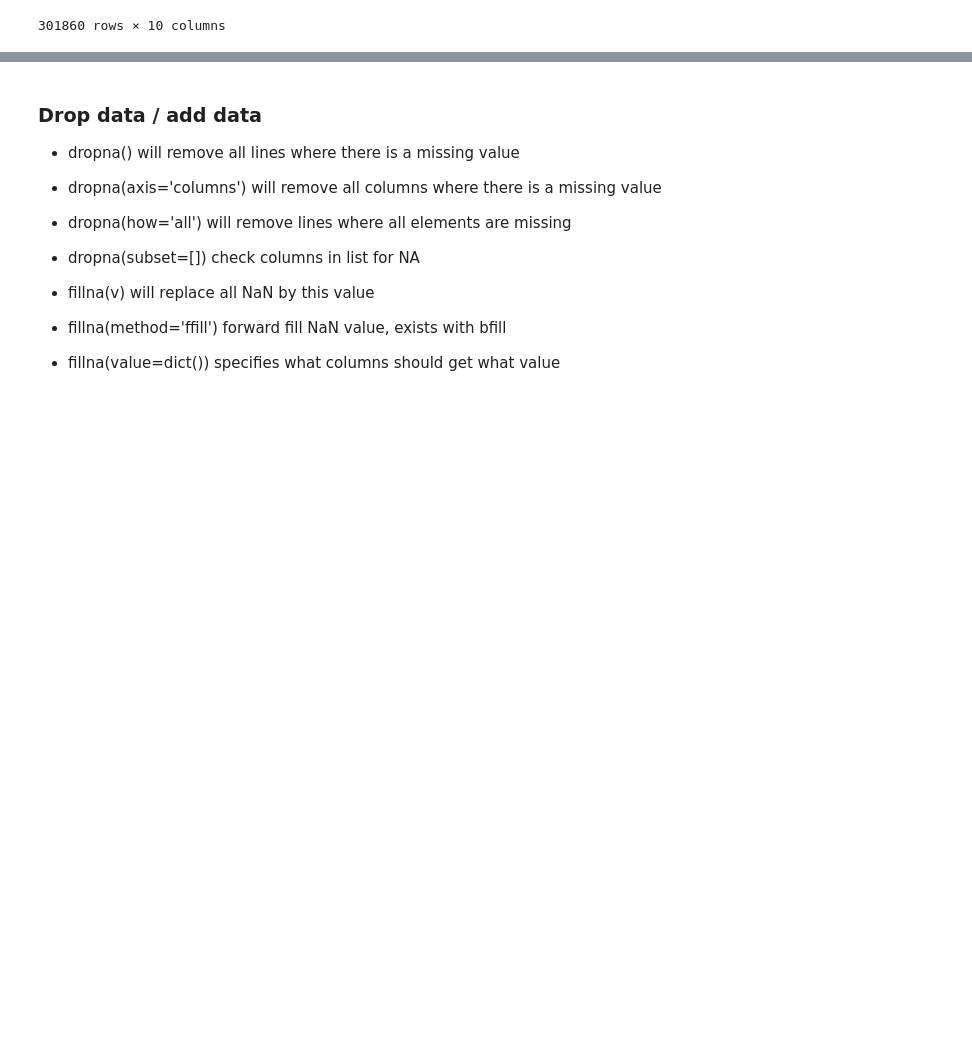
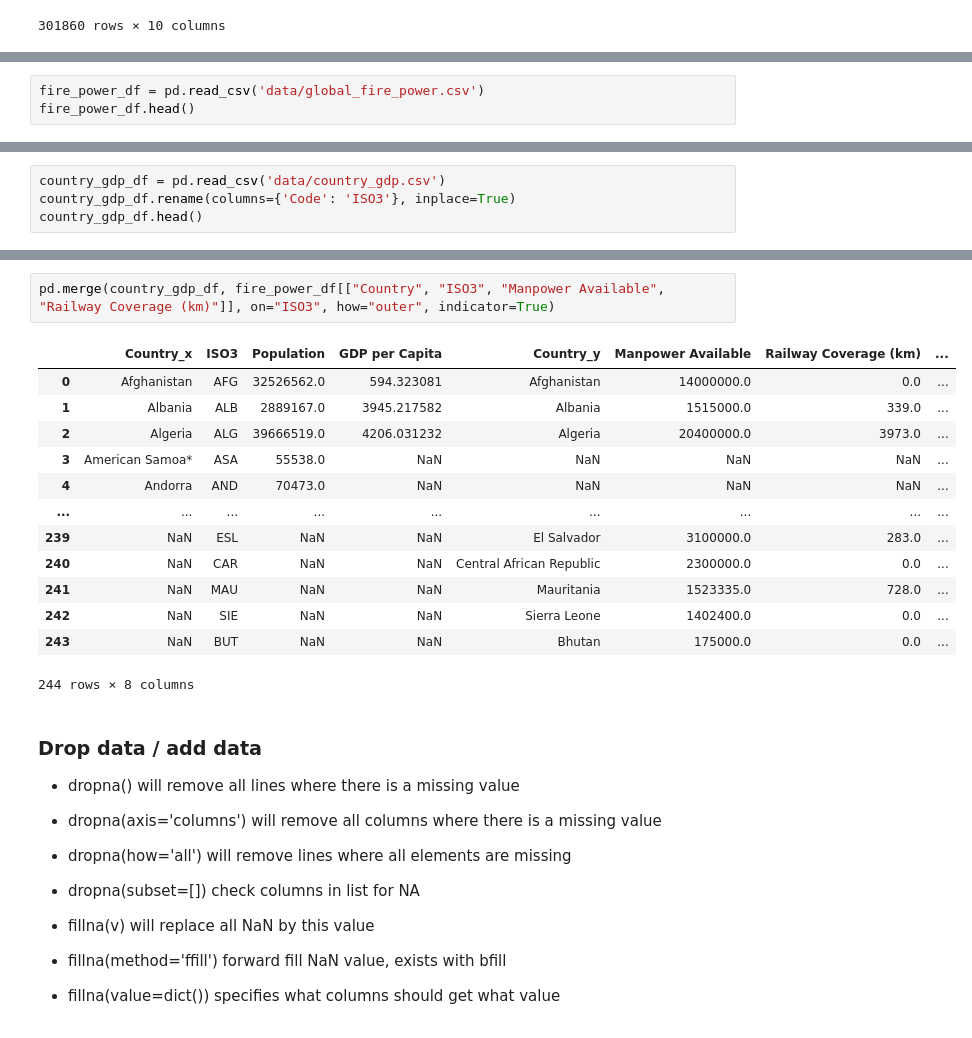
Before and after one commit to gillouche/exploratory-data-analysis, a Jupyter notebook: notebooks/001. pandas.ipynb, the cells around one changed output, grey strips where cells are left out. Cells and saved outputs as stored; diff of their text form; blank space fills up the shorter version.

```diff
--- a/notebooks/001. pandas.ipynb
+++ b/notebooks/001. pandas.ipynb
@@ -1169,0 +1249,3 @@ join_df.head()
+# %%
+fire_power_df = pd.read_csv('data/global_fire_power.csv')
+fire_power_df.head()
@@ -1169,0 +1260,4 @@ join_df.head()
+# %%
+country_gdp_df = pd.read_csv('data/country_gdp.csv')
+country_gdp_df.rename(columns={'Code': 'ISO3'}, inplace=True)
+country_gdp_df.head()
@@ -1170,3 +1292,19 @@ join_df.head()
+# %%
+pd.merge(country_gdp_df, fire_power_df[["Country", "ISO3", "Manpower Available", "Railway Coverage (km)"]], on="ISO3", how="outer", indicator=True)
+# %% [output]
+|  | Country_x | ISO3 | Population | GDP per Capita | Country_y | Manpower Available | Railway Coverage (km) | ... |
+| 0 | Afghanistan | AFG | 32526562.0 | 594.323081 | Afghanistan | 14000000.0 | 0.0 | ... |
+| 1 | Albania | ALB | 2889167.0 | 3945.217582 | Albania | 1515000.0 | 339.0 | ... |
+| 2 | Algeria | ALG | 39666519.0 | 4206.031232 | Algeria | 20400000.0 | 3973.0 | ... |
+| 3 | American Samoa* | ASA | 55538.0 | NaN | NaN | NaN | NaN | ... |
+| 4 | Andorra | AND | 70473.0 | NaN | NaN | NaN | NaN | ... |
+| ... | ... | ... | ... | ... | ... | ... | ... | ... |
+| 239 | NaN | ESL | NaN | NaN | El Salvador | 3100000.0 | 283.0 | ... |
+| 240 | NaN | CAR | NaN | NaN | Central African Republic | 2300000.0 | 0.0 | ... |
+| 241 | NaN | MAU | NaN | NaN | Mauritania | 1523335.0 | 728.0 | ... |
+| 242 | NaN | SIE | NaN | NaN | Sierra Leone | 1402400.0 | 0.0 | ... |
+| 243 | NaN | BUT | NaN | NaN | Bhutan | 175000.0 | 0.0 | ... |
+244 rows × 8 columns
 # %% [markdown]
 ### Drop data / add data
 
```
Also changed, not shown: parts of 46 cells of this notebook, 6 other files.
